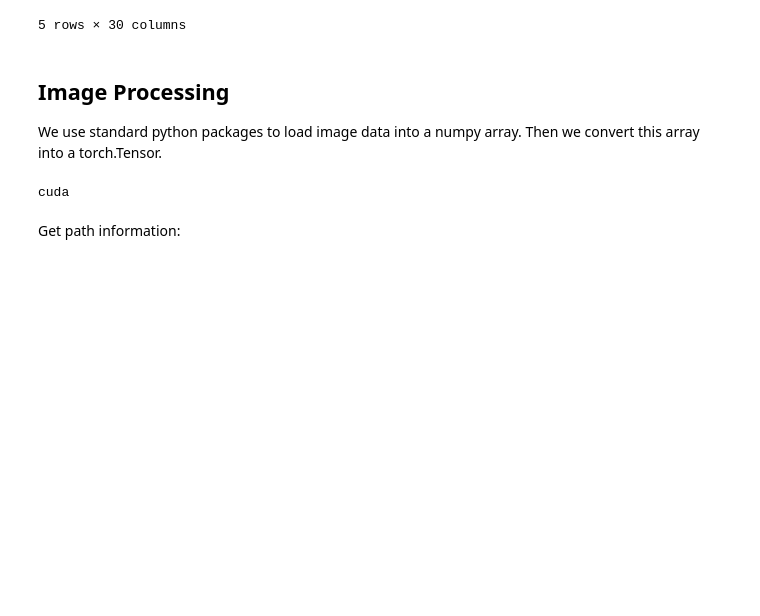
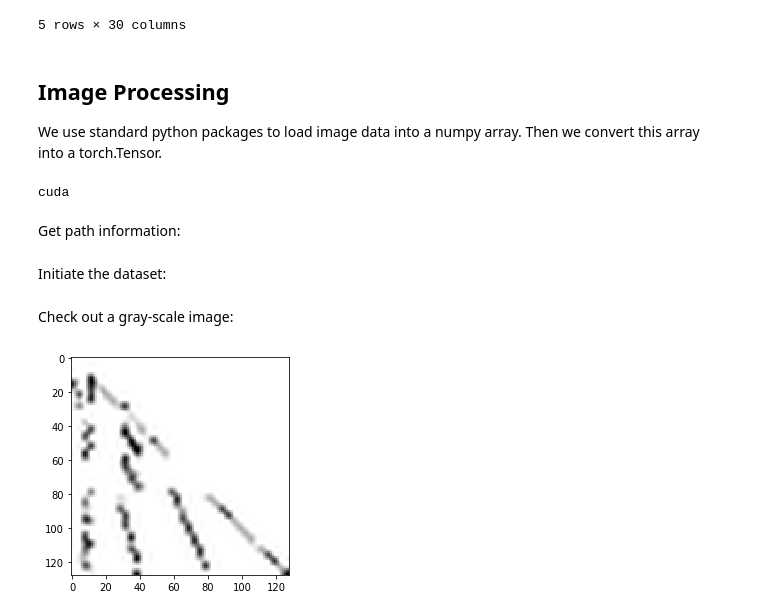
Before and after one commit to ronen85/deep_planner_portfolio, a Jupyter notebook: data_process.ipynb, the cells around one changed output. Cells and saved outputs as stored; diff of their text form; code cells hidden in the pictures; blank space fills up the shorter version.

Commit message:
Updates to main, ds process etc.

```diff
--- a/data_process.ipynb
+++ b/data_process.ipynb
@@ -164,5 +164,16 @@ Get path information:
 CURRENT_DIR = os.getcwd()
 processed_df_path = os.path.join(CURRENT_DIR, 'df.csv')
 image_folder_path = os.path.join(CURRENT_DIR, 'IPC-image-data/lifted/')
+# %% [markdown]
+Initiate the dataset:
 # %%
-plan_dataset = PlannerPortfolioDataset(processed_df_path, image_folder_path, ftransform=exp_dict['fourier'])
+plan_dataset = PlannerPortfolioDataset(processed_df_path, image_folder_path, ftransform=1)
+# %% [markdown]
+Check out a gray-scale image:
+# %%
+image = plan_dataset.get_image(150)
+plt.figure()
+plt.imshow(image, cmap="gray")
+plt.show()
+# %% [output]
+[figure, added]
```
Also changed, not shown: parts of 3 cells of this notebook, 3 other files.
